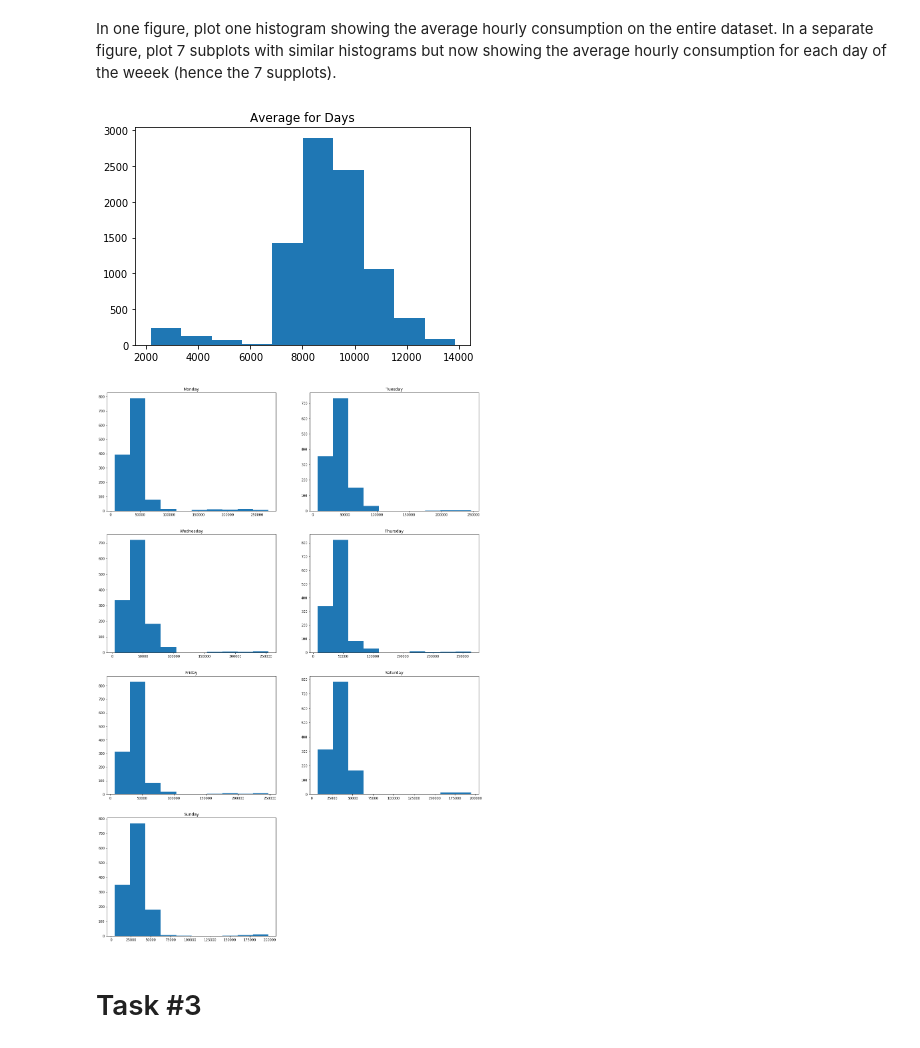
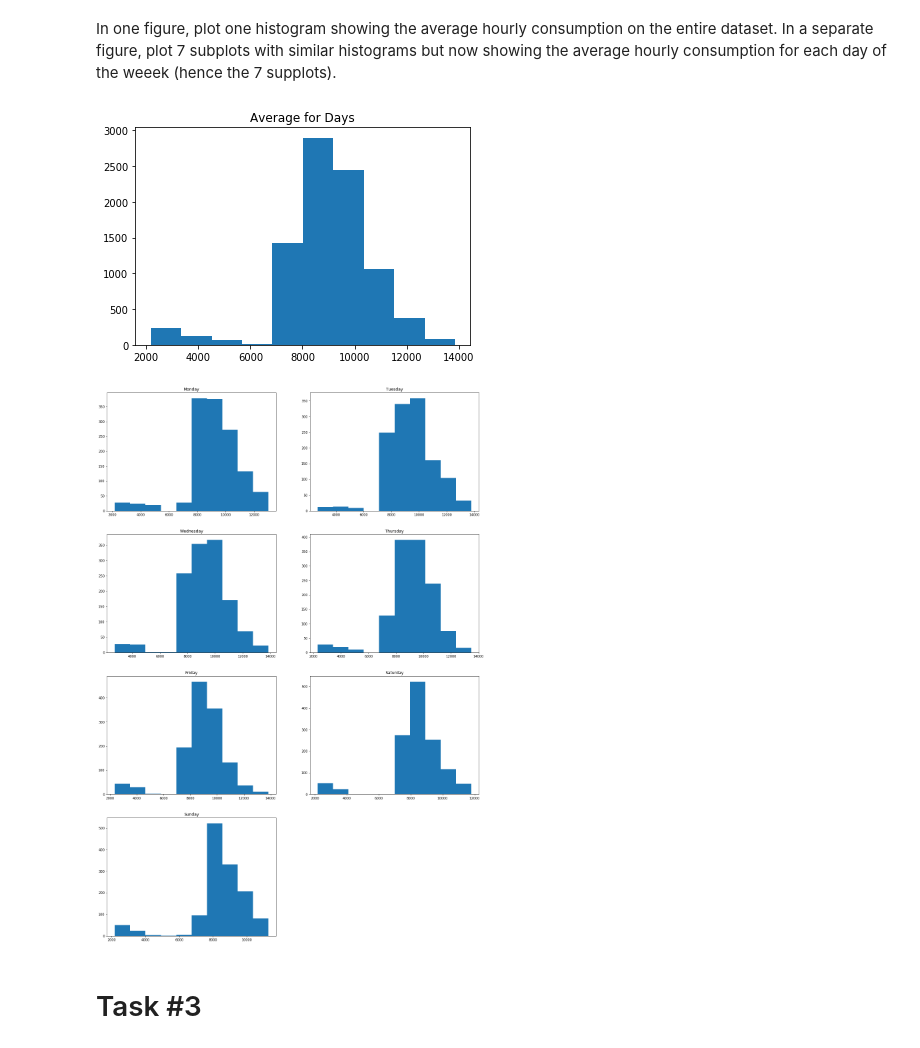
Before and after one commit to marioberges/F17-12-752, a Jupyter notebook: lectures/Lecture_4_EDA.ipynb, the cells around one changed output. Drawn from its saved outputs; the diff is of its cells as text; code cells hidden in the pictures.

Commit message:
Fixed the error with the daily plots

```diff
--- a/lectures/Lecture_4_EDA.ipynb
+++ b/lectures/Lecture_4_EDA.ipynb
@@ -38,7 +38,7 @@ Create a new Pandas Data Frame that contains only two columns (Time and Value) a
 # Your code goes here
 
 data = data[data['Point name'] == pointNames[5]]
-data = data.drop(data.columns[0],axis=1)
+data = data.drop(['Point name','Rendered','Annotation'],axis=1)
 # %% [markdown]
 # Task \#2
 # %% [markdown]
@@ -47,24 +47,25 @@ In a separate figure, plot 7 subplots with similar histograms but now showing th
 # %%
 # Your code goes here
 
 hourlyDemand = data.groupby(round(data['Time'].astype('int64')/(10**9*60*60)))
+weekdays = [x.to_pydatetime().weekday() for x in data['Time']]
 
 # Plot #1
 
 fig1 = plt.figure()
 plt.hist(hourlyDemand['Value'].mean())
 plt.title('Average for Days')
 
 # Plot #2
 daysOfWeek = ['Monday','Tuesday','Wednesday','Thursday','Friday','Saturday','Sunday']
 fig2 = plt.figure(figsize=(20,30))
-for i,day in enumerate(data_by_day):
+for i in np.arange(len(daysOfWeek)):
     plt.subplot(4,2,i+1) # 4 rows and 2 columns of subplots
-    plt.hist(day.groupby(round(day['Time'].astype('int64')/(10**9*60*60)))['Value'].mean())
+    plt.hist(data.groupby(round(data[weekdays==i]['Time'].astype('int64')/(10**9*60*60)))['Value'].mean())
     plt.title(daysOfWeek[i])
 # %% [output]
 [figure]
-[figure, old version]
+[figure, new version]
 # %% [markdown]
 # Task \#3
 # %% [markdown]
```
